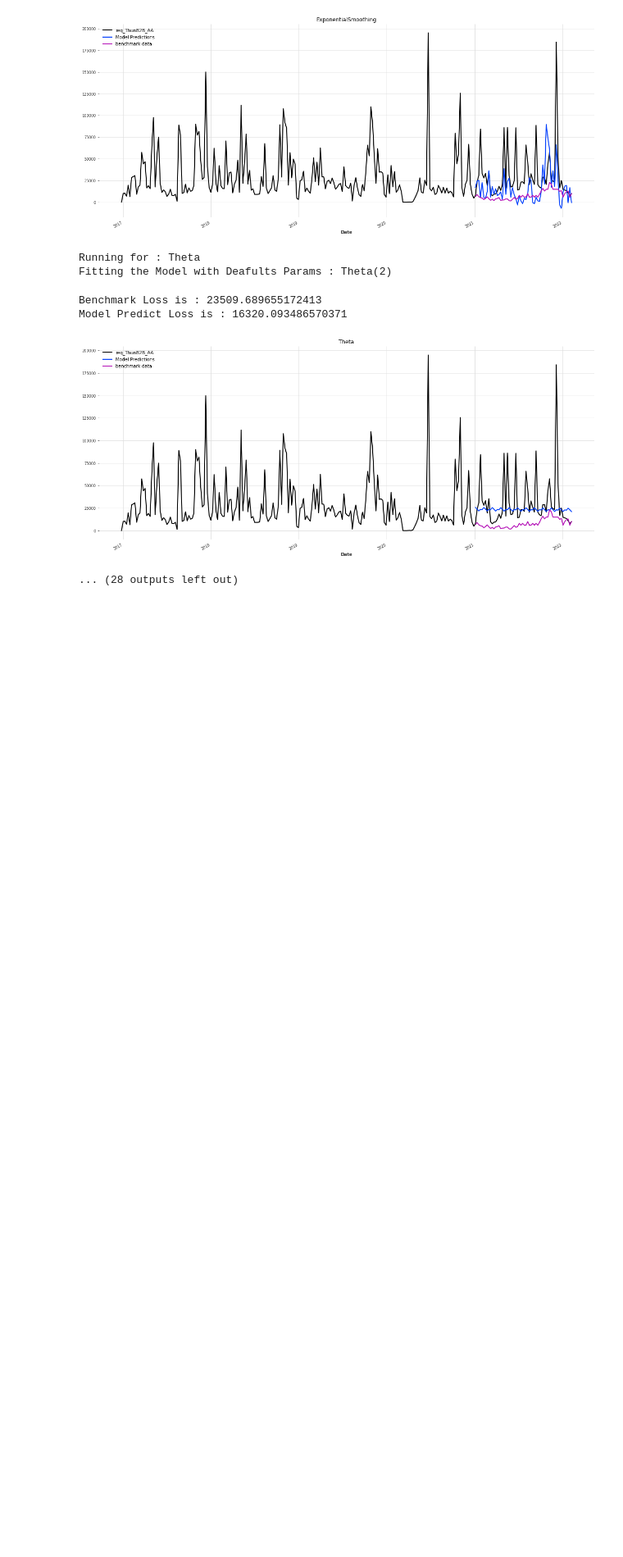
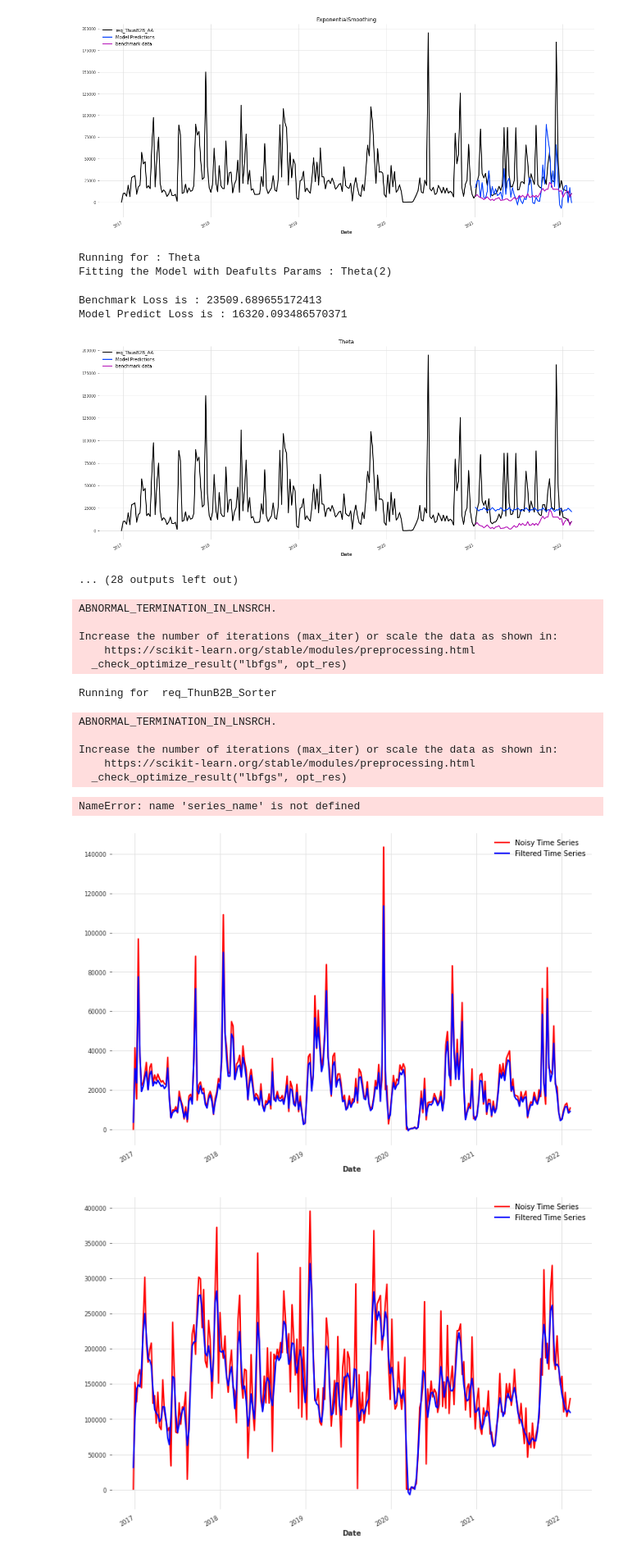
Before and after one commit to lec00q/Time_Series_Modelling, a Jupyter notebook: All_Model_Trial.ipynb, the cells around one changed output. Shown at 82% size. Cells and saved outputs as stored; diff of their text form; code cells hidden in the pictures; blank space fills up the shorter version.

Commit message:
Time Series Modelling

```diff
--- a/All_Model_Trial.ipynb
+++ b/All_Model_Trial.ipynb
@@ -320,36 +320,49 @@ def call_timeseries(train_column,benchmark_column):
     # Set aside the data since 2021
 
     kernel = ExpSineSquared()
     # kernel = RBF()
 
     gpf = GaussianProcessFilter( kernel=kernel, alpha=0.4 / 2, n_restarts_optimizer=100)
 
-    filtered_x = gpf.filter(timeseries_input
+    filtered_x = gpf.filter(timeseries_input)
 
     plt.figure(figsize=[12, 8])
     timeseries_input.plot(color="red", label="Noisy Time Series")
     filtered_x.plot(color="blue", label="Filtered Time Series")
     plt.legend()
+    plt.savefig(series_name + 'filtered' + "/" + train_column + '.png')
 
     train_data , val_data_filtered = timeseries_input.split_before(pd.Timestamp('2021-01-04'))
 
     train_data_noisy, val_data = timeseries_input.split_before(pd.Timestamp('2021-01-04'))
 
     train_benchmark_ignore, benchmark_data = benchmark_input.split_before(pd.Timestamp('2021-01-04'))
 
     return train_data,val_data,benchmark_data,timeseries_input
 
 
-# train_series = ["req_ThunB2B_Sorter", "req_ThunB2C","req_ThunB2B_AA", "req_ThunB2B_PP" ]
-# benchmark_series = ["BOL_B2B Sorter Thun", "BOL_B2C Thun","BOL_B2B AA Thun", "BOL_B2B P&P Thun"]
-
-train_series = ["req_ThunB2B_AA", "req_ThunB2B_PP" ]
-benchmark_series = ["BOL_B2B AA Thun", "BOL_B2B P&P Thun"]
+train_series = ["req_ThunB2B_Sorter", "req_ThunB2C","req_ThunB2B_AA", "req_ThunB2B_PP" ]
+benchmark_series = ["BOL_B2B Sorter Thun", "BOL_B2C Thun","BOL_B2B AA Thun", "BOL_B2B P&P Thun"]
 
 
 for i in range(len(train_series)):
 
     print ("Running for " , train_series[i])
     train_data,val_data,benchmark_data,timeseries_input = call_timeseries(train_series[i],benchmark_series[i])
     print ("Call the training function")
     train(train_series[i])
+# %% [output]
+ABNORMAL_TERMINATION_IN_LNSRCH.
+
+Increase the number of iterations (max_iter) or scale the data as shown in:
+    https://scikit-learn.org/stable/modules/preprocessing.html
+  _check_optimize_result("lbfgs", opt_res)
+Running for  req_ThunB2B_Sorter
+ABNORMAL_TERMINATION_IN_LNSRCH.
+
+Increase the number of iterations (max_iter) or scale the data as shown in:
+    https://scikit-learn.org/stable/modules/preprocessing.html
+  _check_optimize_result("lbfgs", opt_res)
+NameError: name 'series_name' is not defined
+[figure, added]
+[figure, added]
```
